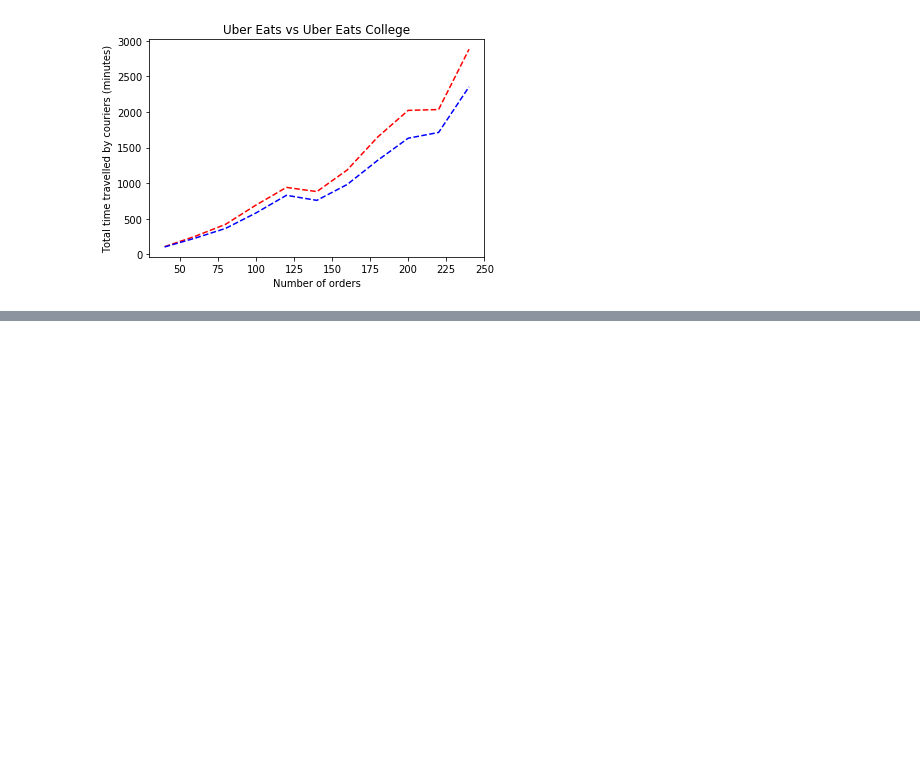
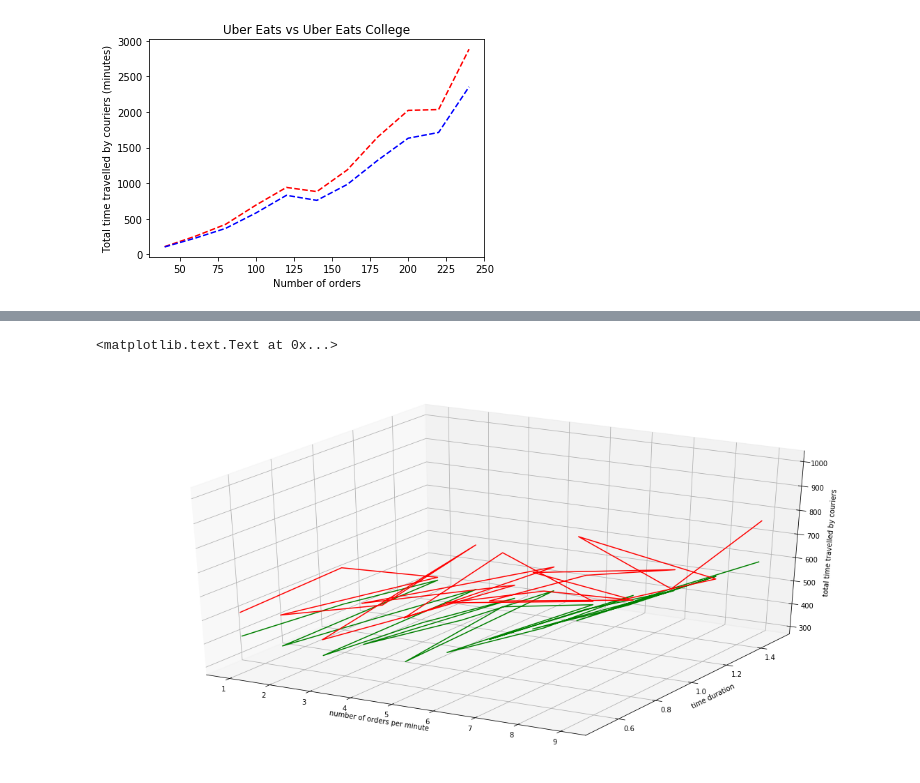
Before and after one commit to wei0496/Uber-Eats-College, a Jupyter notebook: Disptaching.ipynb, the cells around one changed output, grey strips where cells are left out. Saved outputs shown, nothing was run; the diff lists cells and outputs as text; code cells hidden in the pictures; blank space fills up the shorter version.

```diff
--- a/Disptaching.ipynb
+++ b/Disptaching.ipynb
@@ -418,0 +797,10 @@ Starting dispatching algorithm...
+# %%
+x = []
+for i in range(1,10):
+    for j in range(5,20,5):
+        x.append(i)
+
+y = []
+for i in range(1,10):
+    for j in range(5,20,5):
+        y.append(j/10)
@@ -418,0 +811,51 @@ Starting dispatching algorithm...
+# %%
+import random
+
+newRes = []
+for i in range(len(res)):
+    newRes.append((res[i][1]*random.uniform(0, 0.5)+res[i][1] + random.randint(-50,100), res[i][1] + random.randint(-25,25)))
+# %%
+newRes = []
+for i in range(len(res)):
+    newRes.append((res[i][1]*0.3+res[i][1] + random.randint(-100,101), res[i][1] + random.randint(-100,101)))
+# %%
+from mpl_toolkits import mplot3d
+
+%matplotlib inline
+import numpy as np
+import matplotlib.pyplot as plt
+
+fig = plt.figure(figsize=(20, 10))
+ax = plt.axes(projection='3d')
+
+# Data for a three-dimensional line
+# number of orders per minute
+zline = [i[1] for i in newRes]
+# number of time frame duration
+xline = [i for i in range(1,10)]
+# total time used by couriers
+yline = [j/10 for j in range(5,20,5)]
+ax.plot3D(x, y, zline, 'green')
+
+
+zline = [i[0] for i in newRes]
+# number of time frame duration
+xline = [i for i in range(1,10)]
+# total time used by couriers
+yline = [j/10 for j in range(5,20,5)]
+ax.plot3D(x, y, zline, 'red')
+
+ax.set_xlabel('number of orders per minute', fontsize=10, rotation=150)
+ax.set_ylabel('time duration', fontsize=10, rotation=150)
+ax.set_zlabel('total time travelled by couriers', fontsize=10, rotation=150)
+
+#ax.scatter3D(x, y, zline, c=zline, cmap='Greens');
+
+# Data for three-dimensional scattered points
+#zdata = 15 * np.random.random(100)
+#xdata = np.sin(zdata) + 0.1 * np.random.randn(100)
+#ydata = np.cos(zdata) + 0.1 * np.random.randn(100)
+#ax.scatter3D(xdata, ydata, zdata, c=zdata, cmap='Greens');
+# %% [output]
+<matplotlib.text.Text at 0x...>
+[figure, added]
```
Also changed, not shown: parts of 17 cells of this notebook.
